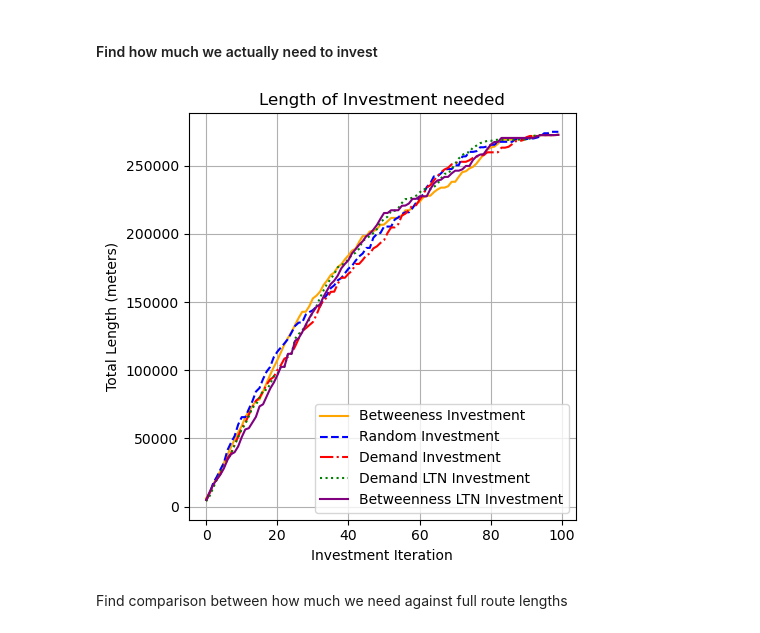
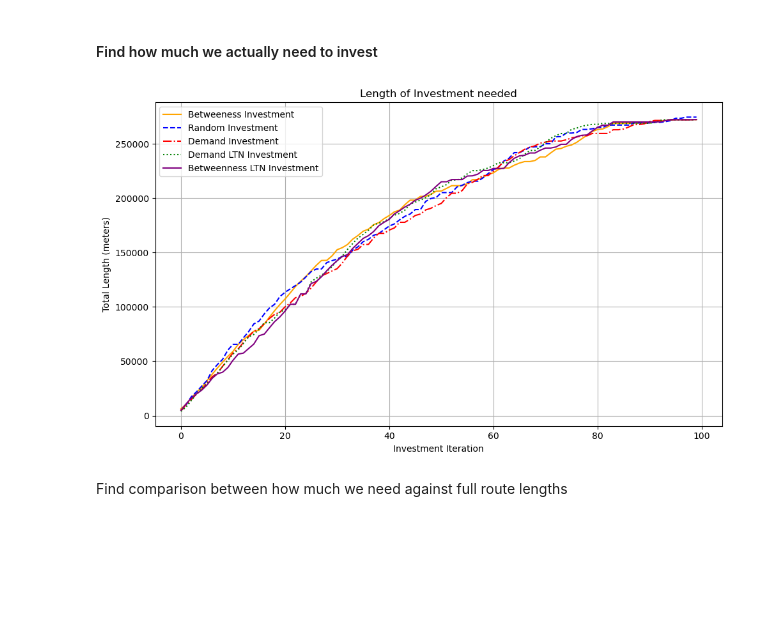
Before and after one commit to Froguin99/bikenwgrowth-with-LTNs, a Jupyter notebook: code/05_analyze_results.ipynb, the cells around one changed output. Drawn from its saved outputs; the diff is of its cells as text; code cells hidden in the pictures; blank space fills up the shorter version.

```diff
--- a/code/05_analyze_results.ipynb
+++ b/code/05_analyze_results.ipynb
@@ -598,35 +598,35 @@ if rerun or 'total_investment_lengths' not in analysis_results:
         'total_investment_lengths':        investment_totals,
         'random_total_investment_lengths': random_investment_totals,
         'demand_total_investment_lengths': demand_investment_totals,
         'demand_total_investment_lengths_ltn_priority': demand_investment_totals_ltn_priority,
         'betweenness_total_investment_lengths_ltn_priority': betweenness_investment_totals_ltn_priority
     })
 
     with open(analysis_res_pickle, 'wb') as f:
         pickle.dump(analysis_results, f)
 
     df = pd.DataFrame({k: pd.Series(v) for k,v in analysis_results.items()})
     df.to_csv(analysis_res_csv, index=False)
 
-plt.figure(figsize=(5, 5))
+plt.figure(figsize=(10, 6))
 plt.plot(analysis_results['total_investment_lengths'],        '-',  color='orange', label='Betweeness Investment')
 plt.plot(analysis_results['random_total_investment_lengths'], '--', color='blue',   label='Random Investment')
 plt.plot(analysis_results['demand_total_investment_lengths'], '-.', color='red',    label='Demand Investment')
 plt.plot(analysis_results['demand_total_investment_lengths_ltn_priority'], ':', color='green', label='Demand LTN Investment')
 plt.plot(analysis_results['betweenness_total_investment_lengths_ltn_priority'], '-', color='purple', label='Betweenness LTN Investment')
 plt.xlabel('Investment Iteration')
 plt.ylabel('Total Length (meters)')
 plt.title('Length of Investment needed')
 plt.legend()
 plt.grid(True)
 plt.tight_layout()
 
 output_path = PATH["plots"] + "/" + placeid + "/RequiredloInvestment.png"
 plt.savefig(output_path, dpi=300)
 
 plt.show()
 # %% [output]
-[figure, old version]
+[figure, new version]
 # %% [markdown]
 Find comparison between how much we need against full route lengths
 # %%
```
Also changed, not shown: parts of 16 cells of this notebook.
